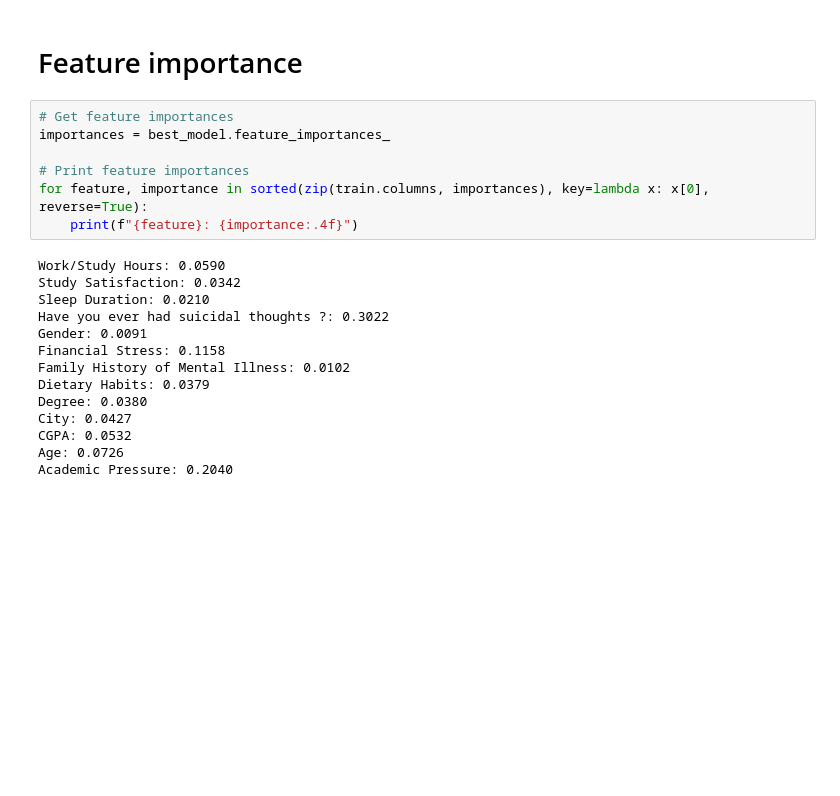
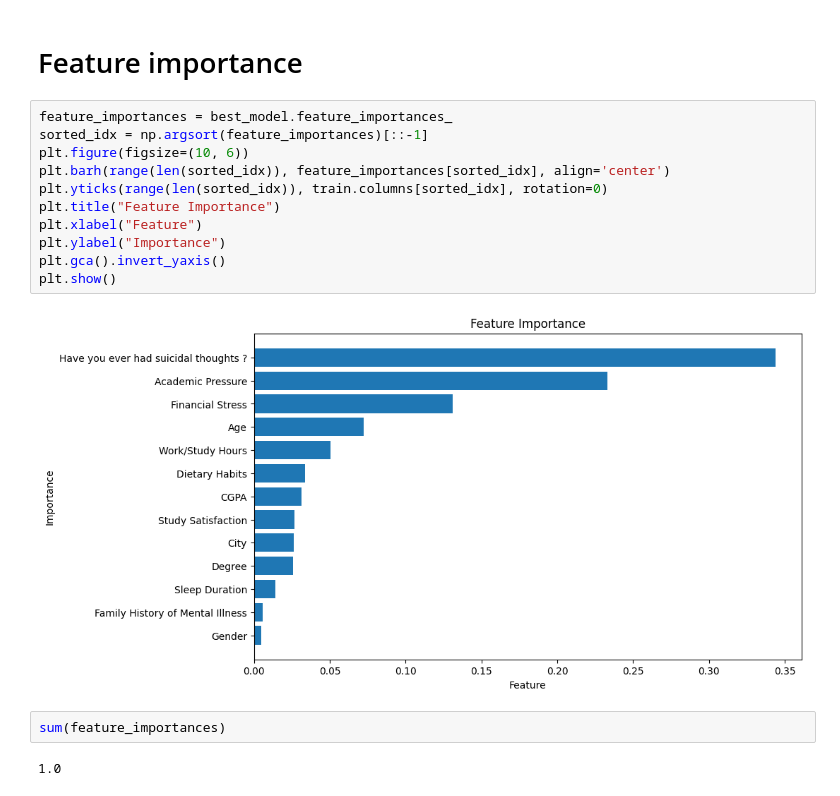
Before and after one commit to smendes2901/Student-Depression-Classification, a Jupyter notebook: RandomForest.ipynb, the cells around one changed output. Cells and saved outputs as stored; diff of their text form; blank space fills up the shorter version.

```diff
--- a/RandomForest.ipynb
+++ b/RandomForest.ipynb
@@ -82,24 +82,20 @@ plt.show()
 [figure]
 # %% [markdown]
 # Feature importance
-# %%
-# Get feature importances
-importances = best_model.feature_importances_
-
-# Print feature importances
-for feature, importance in sorted(zip(train.columns, importances), key=lambda x: x[0], reverse=True):
-    print(f"{feature}: {importance:.4f}")
-# %% [output]
-Work/Study Hours: 0.0590
-Study Satisfaction: 0.0342
-Sleep Duration: 0.0210
-Have you ever had suicidal thoughts ?: 0.3022
-Gender: 0.0091
-Financial Stress: 0.1158
-Family History of Mental Illness: 0.0102
-Dietary Habits: 0.0379
-Degree: 0.0380
-City: 0.0427
-CGPA: 0.0532
-Age: 0.0726
-Academic Pressure: 0.2040
+# %%
+feature_importances = best_model.feature_importances_
+sorted_idx = np.argsort(feature_importances)[::-1]
+plt.figure(figsize=(10, 6))
+plt.barh(range(len(sorted_idx)), feature_importances[sorted_idx], align='center')
+plt.yticks(range(len(sorted_idx)), train.columns[sorted_idx], rotation=0)
+plt.title("Feature Importance")
+plt.xlabel("Feature")
+plt.ylabel("Importance")
+plt.gca().invert_yaxis()
+plt.show()
+# %% [output]
+[figure, added]
+# %%
+sum(feature_importances)
+# %% [output]
+1.0
```
Also changed, not shown: parts of 3 cells of this notebook, 4 other files.
